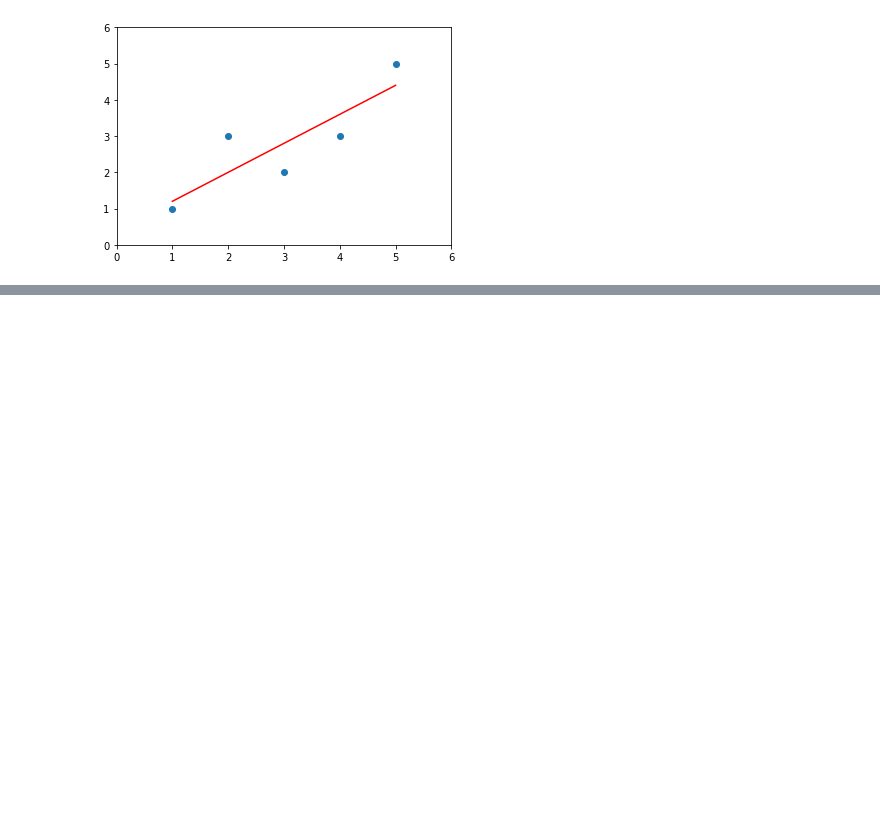
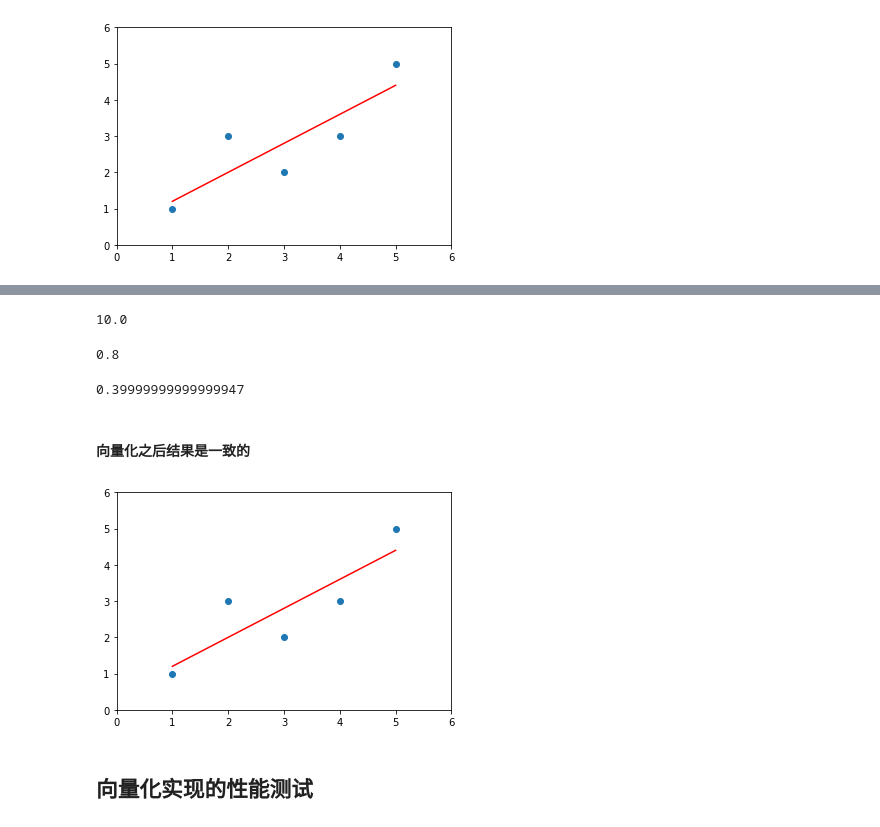
Before and after one commit to BECUZELUVE/playML, a Jupyter notebook: 线性回归算法/03-实现简单线性回归算法.ipynb, the cells around one changed output, grey strips where cells are left out. Saved outputs shown, nothing was run; the diff lists cells and outputs as text; code cells hidden in the pictures; blank space fills up the shorter version.

```diff
--- a/线性回归算法/03-实现简单线性回归算法.ipynb
+++ b/线性回归算法/03-实现简单线性回归算法.ipynb
@@ -88,0 +96,3 @@ plt.show()
+# %%
+reg2 = SimpleLinearRegression2()
+reg2.fit(x,y)
@@ -88,0 +105,25 @@ plt.show()
+# %%
+d
+# %% [output]
+10.0
+# %%
+reg2.a_
+# %% [output]
+0.8
+# %%
+reg2.b_
+# %% [output]
+0.39999999999999947
+# %%
+y_hat2 = reg2.predict(x)
+# %% [markdown]
+#### 向量化之后结果是一致的
+# %%
+plt.scatter(x,y)
+plt.plot(x,y_hat2,color='r')
+plt.axis([0,6,0,6])
+plt.show()
+# %% [output]
+[figure, added]
+# %% [markdown]
+## 向量化实现的性能测试
```
Also changed, not shown: parts of 12 cells of this notebook, 3 other files.
